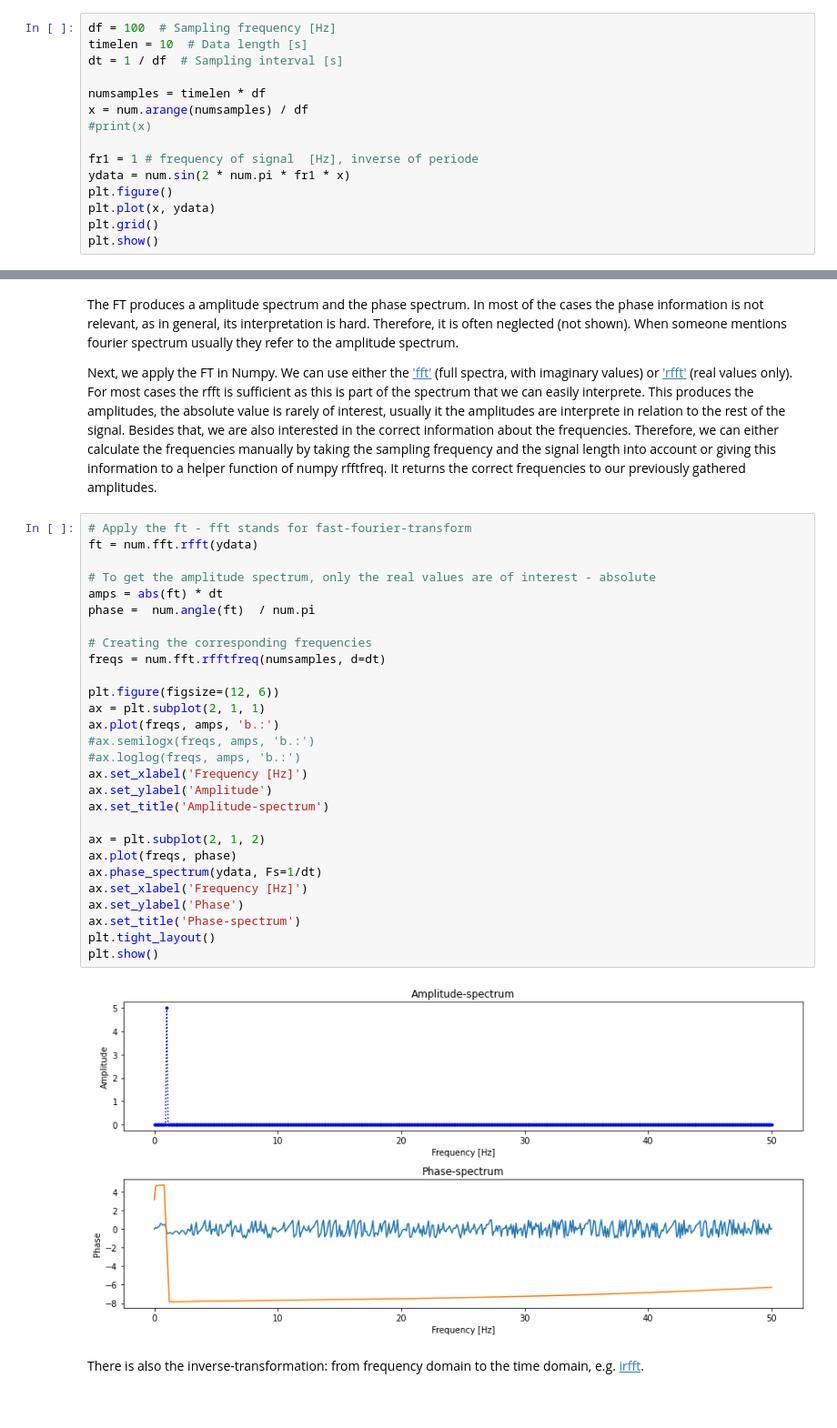
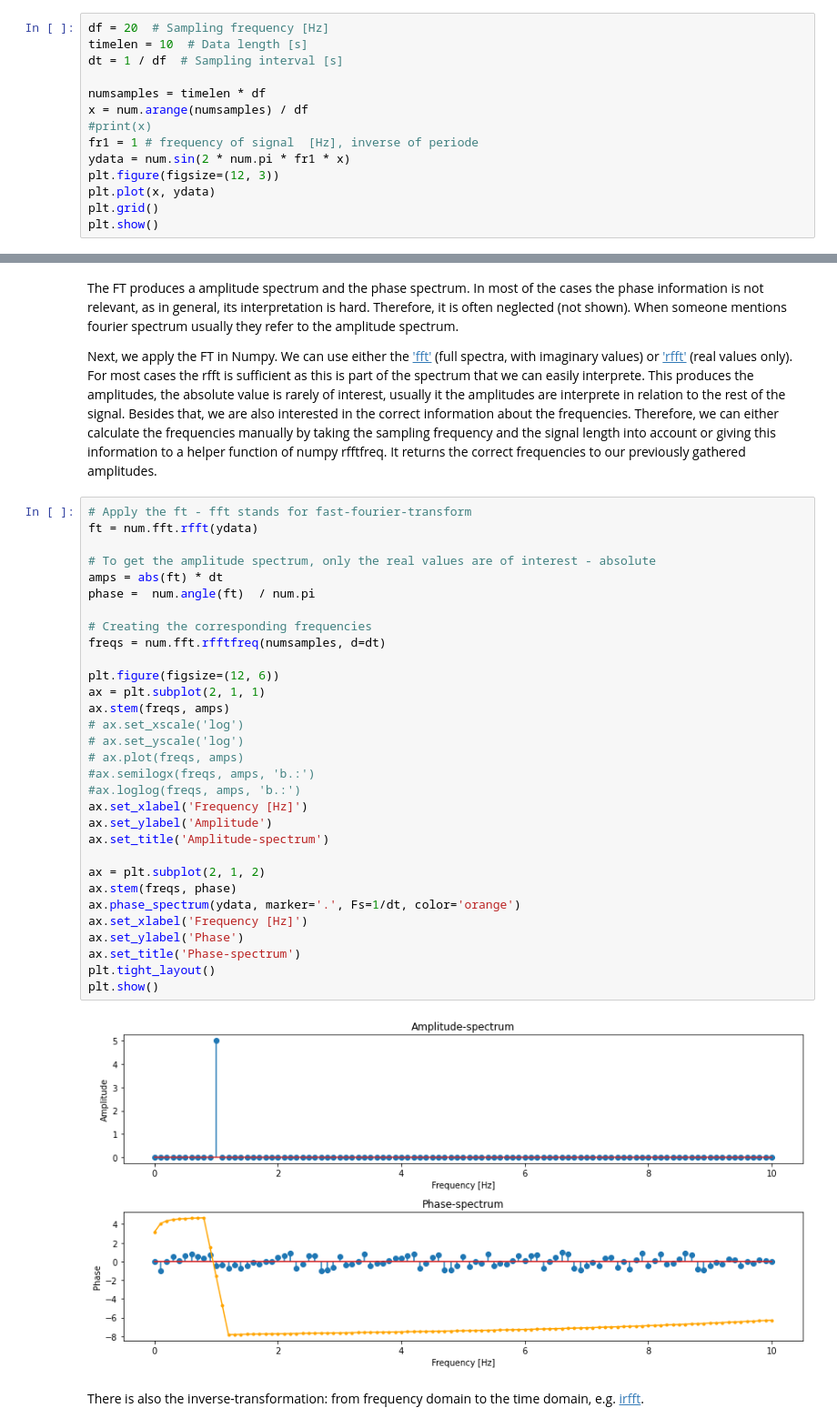
Before and after one commit to torstendahm/seismology_classroom, a Jupyter notebook: signal_processing/3.0_Fourier_Transform_Introduction.ipynb, the cells around one changed output, grey strips where cells are left out. Shown at 91% size. Cells and saved outputs as stored; diff of their text form.

```diff
--- a/signal_processing/3.0_Fourier_Transform_Introduction.ipynb
+++ b/signal_processing/3.0_Fourier_Transform_Introduction.ipynb
@@ -59,17 +77,16 @@ First we create some synthetic time signal. For that we need to define its sampl
 
 For the beginning we chose as function a sinus with a frequency of fr1 = 1 Hz, meaning every second the sinus repeats itself.
 # %%
-df = 100  # Sampling frequency [Hz]
+df = 20  # Sampling frequency [Hz]
 timelen = 10  # Data length [s]
 dt = 1 / df  # Sampling interval [s]
 
 numsamples = timelen * df
 x = num.arange(numsamples) / df
 #print(x)
-
 fr1 = 1 # frequency of signal  [Hz], inverse of periode
 ydata = num.sin(2 * num.pi * fr1 * x)
-plt.figure()
+plt.figure(figsize=(12, 3))
 plt.plot(x, ydata)
 plt.grid()
 plt.show()
@@ -82,33 +99,36 @@ Next, we apply the FT in Numpy. We can use either the ['fft'](https://numpy.org/
 # %%
 # Apply the ft - fft stands for fast-fourier-transform
 ft = num.fft.rfft(ydata)
 
 # To get the amplitude spectrum, only the real values are of interest - absolute
 amps = abs(ft) * dt
 phase =  num.angle(ft)  / num.pi
 
 # Creating the corresponding frequencies
 freqs = num.fft.rfftfreq(numsamples, d=dt)
 
 plt.figure(figsize=(12, 6))
 ax = plt.subplot(2, 1, 1)
-ax.plot(freqs, amps, 'b.:')
+ax.stem(freqs, amps)
+# ax.set_xscale('log')
+# ax.set_yscale('log')
+# ax.plot(freqs, amps)
 #ax.semilogx(freqs, amps, 'b.:')
 #ax.loglog(freqs, amps, 'b.:')
 ax.set_xlabel('Frequency [Hz]')
 ax.set_ylabel('Amplitude')
 ax.set_title('Amplitude-spectrum')
 
 ax = plt.subplot(2, 1, 2)
-ax.plot(freqs, phase)
-ax.phase_spectrum(ydata, Fs=1/dt)
+ax.stem(freqs, phase)
+ax.phase_spectrum(ydata, marker='.', Fs=1/dt, color='orange')
 ax.set_xlabel('Frequency [Hz]')
 ax.set_ylabel('Phase')
 ax.set_title('Phase-spectrum')
 plt.tight_layout()
 plt.show()
 # %% [output]
-[figure, old version]
+[figure, new version]
 # %% [markdown]
 There is also the inverse-transformation: from frequency domain to the time domain, e.g. [irfft](https://numpy.org/doc/stable/reference/generated/numpy.fft.irfft.html#numpy.fft.irfft).
 # %% [markdown]
```
Also changed, not shown: parts of 12 cells of this notebook, 3 other files.
